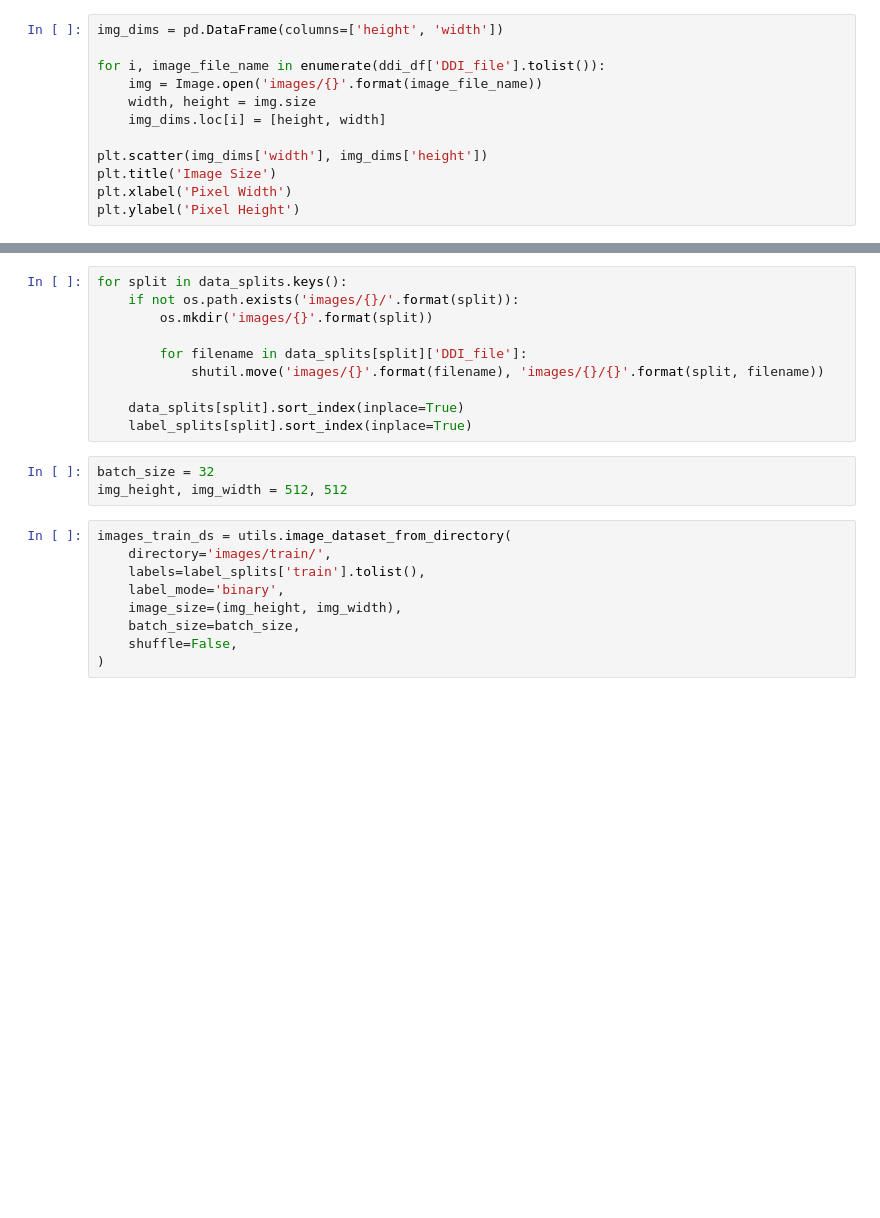
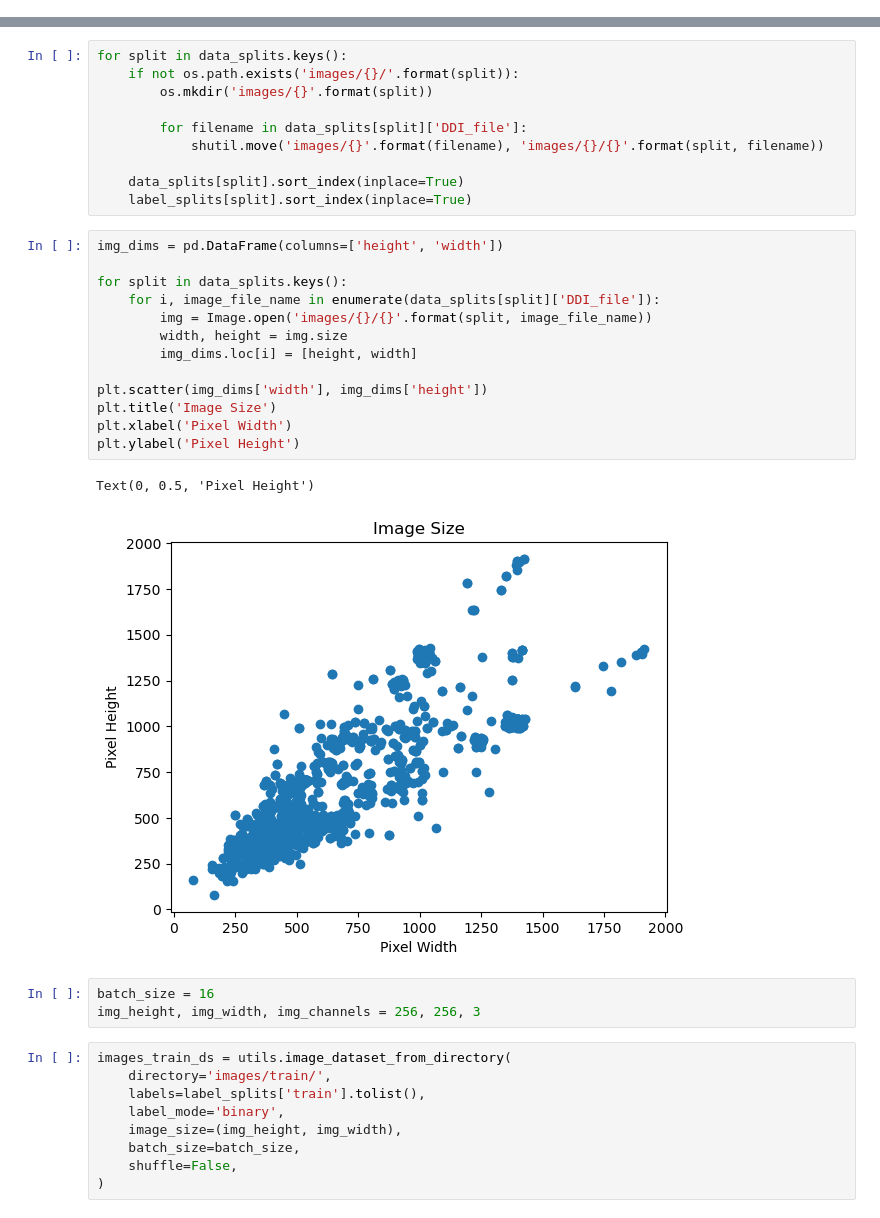
Before and after one commit to matthew-agard/POC-Skin-Disease-Detection, a Jupyter notebook: sagemaker/POC-Skin-Disease-Detection.ipynb, the cells around one changed output, grey strips where cells are left out. Drawn from its saved outputs; the diff is of its cells as text; blank space fills up the shorter version.

```diff
--- a/sagemaker/POC-Skin-Disease-Detection.ipynb
+++ b/sagemaker/POC-Skin-Disease-Detection.ipynb
@@ -115,12 +112,0 @@ ddi_df.describe()
-# %%
-img_dims = pd.DataFrame(columns=['height', 'width'])
-
-for i, image_file_name in enumerate(ddi_df['DDI_file'].tolist()):
-    img = Image.open('images/{}'.format(image_file_name))
-    width, height = img.size
-    img_dims.loc[i] = [height, width]
-
-plt.scatter(img_dims['width'], img_dims['height'])
-plt.title('Image Size')
-plt.xlabel('Pixel Width')
-plt.ylabel('Pixel Height')
@@ -257,9 +240,25 @@ for split in data_splits.keys():
 
     data_splits[split].sort_index(inplace=True)
     label_splits[split].sort_index(inplace=True)
+# %%
+img_dims = pd.DataFrame(columns=['height', 'width'])
+
+for split in data_splits.keys():
+    for i, image_file_name in enumerate(data_splits[split]['DDI_file']):
+        img = Image.open('images/{}/{}'.format(split, image_file_name))
+        width, height = img.size
+        img_dims.loc[i] = [height, width]
+
+plt.scatter(img_dims['width'], img_dims['height'])
+plt.title('Image Size')
+plt.xlabel('Pixel Width')
+plt.ylabel('Pixel Height')
+# %% [output]
+Text(0, 0.5, 'Pixel Height')
+[figure, new version]
 # %%
-batch_size = 32
-img_height, img_width = 512, 512
+batch_size = 16
+img_height, img_width, img_channels = 256, 256, 3
 # %%
 images_train_ds = utils.image_dataset_from_directory(
     directory='images/train/',
```
Also changed, not shown: parts of 8 cells of this notebook.
